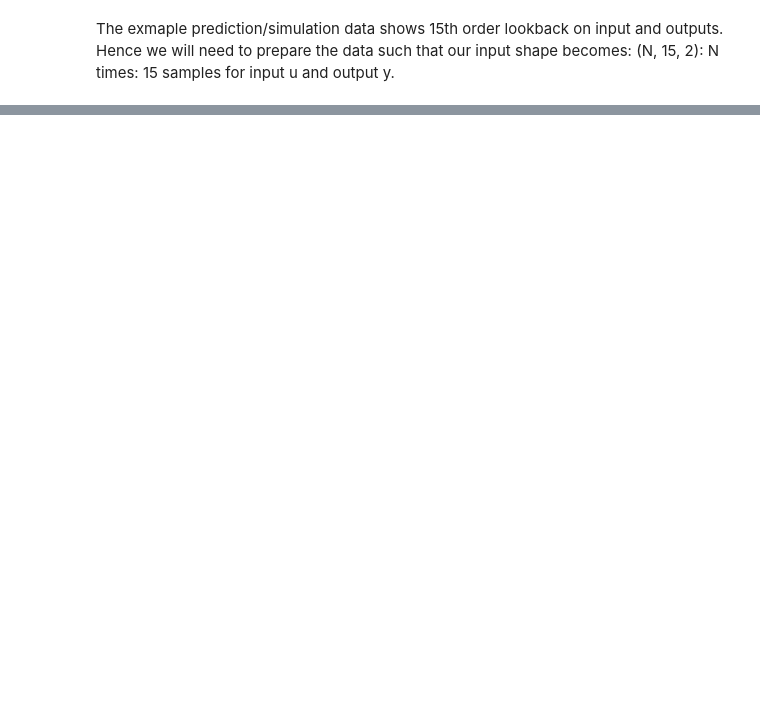
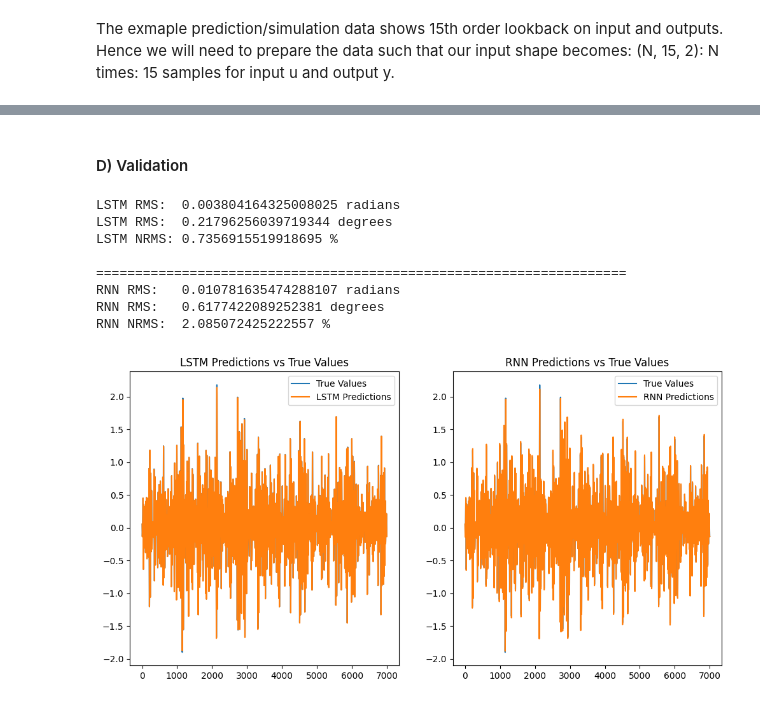
Before and after one commit to Noimps/DesignProject, a Jupyter notebook: SystemModelling/DesignProject.ipynb, the cells around one changed output, grey strips where cells are left out. Drawn from its saved outputs; the diff is of its cells as text; code cells hidden in the pictures; blank space fills up the shorter version.

```diff
--- a/SystemModelling/DesignProject.ipynb
+++ b/SystemModelling/DesignProject.ipynb
@@ -179,0 +294,13 @@ Best hyperparameters:  {'hidden_size': 70, 'learning_rate': 0.000818285419412431
+# %%
+# Train the best models for 1000 epochs to get the best possible performance, then save them again
+best_lstm = simple_lstm(hidden_size=43, input_shape=X_train.shape[1:], num_layers=2, h2o_nodes=80)
+best_lstm.load_state_dict(torch.load("best_lstm_model.pth"))
+train_advanced_network(best_lstm, X_train, y_train, X_val, y_val, learning_rate=0.0016083872080996568, num_epochs=1000, batch_size=128,
+  verbose=True)
+torch.save(best_lstm.state_dict(), "best_lstm_model.pth")
+
+best_rnn = simple_RNN(hidden_size=59, input_shape=X_train.shape[1:], num_layers=1, h2o_nodes=38)
+best_rnn.load_state_dict(torch.load("best_rnn_model.pth"))
+train_advanced_network(best_rnn, X_train, y_train, X_val, y_val, learning_rate=0.0012923160599238159, num_epochs=1000, batch_size=128,
+verbose=True)
+torch.save(best_rnn.state_dict(), "best_rnn_model.pth")
@@ -179,0 +310,50 @@ Best hyperparameters:  {'hidden_size': 70, 'learning_rate': 0.000818285419412431
+# %% [markdown]
+#### D) Validation
+# %%
+import matplotlib.pyplot as plt
+
+best_lstm = simple_lstm(hidden_size=43, input_shape=X_train.shape[1:], num_layers=2, h2o_nodes=80)
+best_lstm.load_state_dict(torch.load("best_lstm_model.pth"))
+best_lstm.eval()
+
+best_rnn = simple_RNN(hidden_size=59, input_shape=X_train.shape[1:], num_layers=1, h2o_nodes=38)
+best_rnn.load_state_dict(torch.load("best_rnn_model.pth"))
+best_rnn.eval()
+
+# y_test may already be numpy (from a prior kernel run); handle both cases
+y_test_np = y_test.numpy() * th_std + th_mean if hasattr(y_test, 'numpy') else y_test
+
+with torch.no_grad():
+    y_pred_lstm = best_lstm(X_test).numpy() * th_std + th_mean
+    y_pred_rnn  = best_rnn(X_test).numpy()  * th_std + th_mean
+
+print('LSTM RMS: ',  np.mean((y_pred_lstm - y_test_np)**2)**0.5, 'radians')
+print('LSTM RMS: ',  np.mean((y_pred_lstm - y_test_np)**2)**0.5 / (2*np.pi) * 360, 'degrees')
+print('LSTM NRMS:', np.mean((y_pred_lstm - y_test_np)**2)**0.5 / y_test_np.std() * 100, '%')
+print('\n====================================================================')
+print('RNN RMS:  ', np.mean((y_pred_rnn - y_test_np)**2)**0.5, 'radians')
+print('RNN RMS:  ', np.mean((y_pred_rnn - y_test_np)**2)**0.5 / (2*np.pi) * 360, 'degrees')
+print('RNN NRMS: ', np.mean((y_pred_rnn - y_test_np)**2)**0.5 / y_test_np.std() * 100, '%')
+
+plt.figure(figsize=(12, 6))
+plt.subplot(1, 2, 1)
+plt.plot(y_test_np, label='True Values')
+plt.plot(y_pred_lstm, label='LSTM Predictions')
+plt.title('LSTM Predictions vs True Values')
+plt.legend()
+plt.subplot(1, 2, 2)
+plt.plot(y_test_np, label='True Values')
+plt.plot(y_pred_rnn, label='RNN Predictions')
+plt.title('RNN Predictions vs True Values')
+plt.legend()
+plt.show()
+# %% [output]
+LSTM RMS:  0.003804164325008025 radians
+LSTM RMS:  0.21796256039719344 degrees
+LSTM NRMS: 0.7356915519918695 %
+
+====================================================================
+RNN RMS:   0.010781635474288107 radians
+RNN RMS:   0.6177422089252381 degrees
+RNN NRMS:  2.085072425222557 %
+[figure, added]
```
Also changed, not shown: parts of 16 cells of this notebook, 4 other files.
